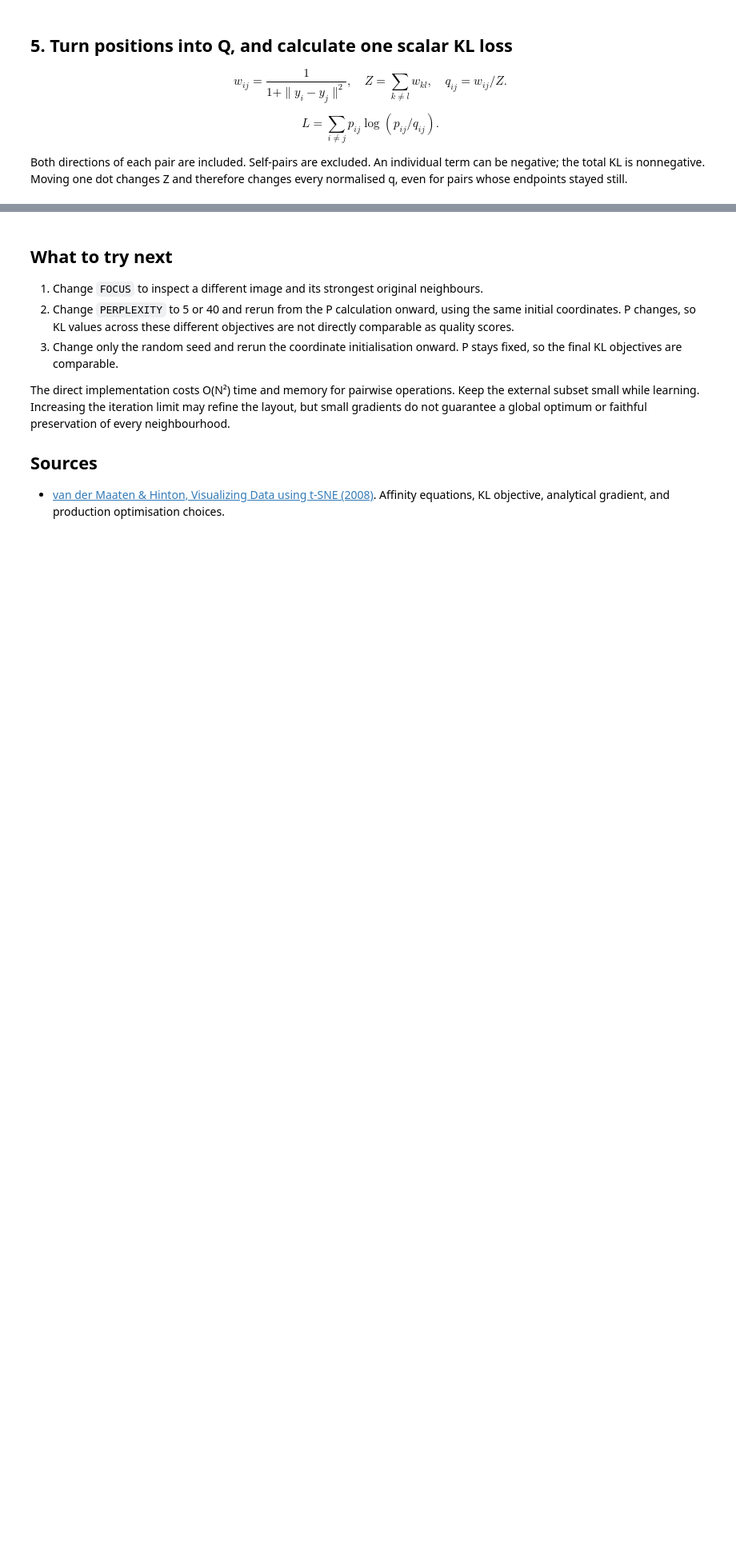
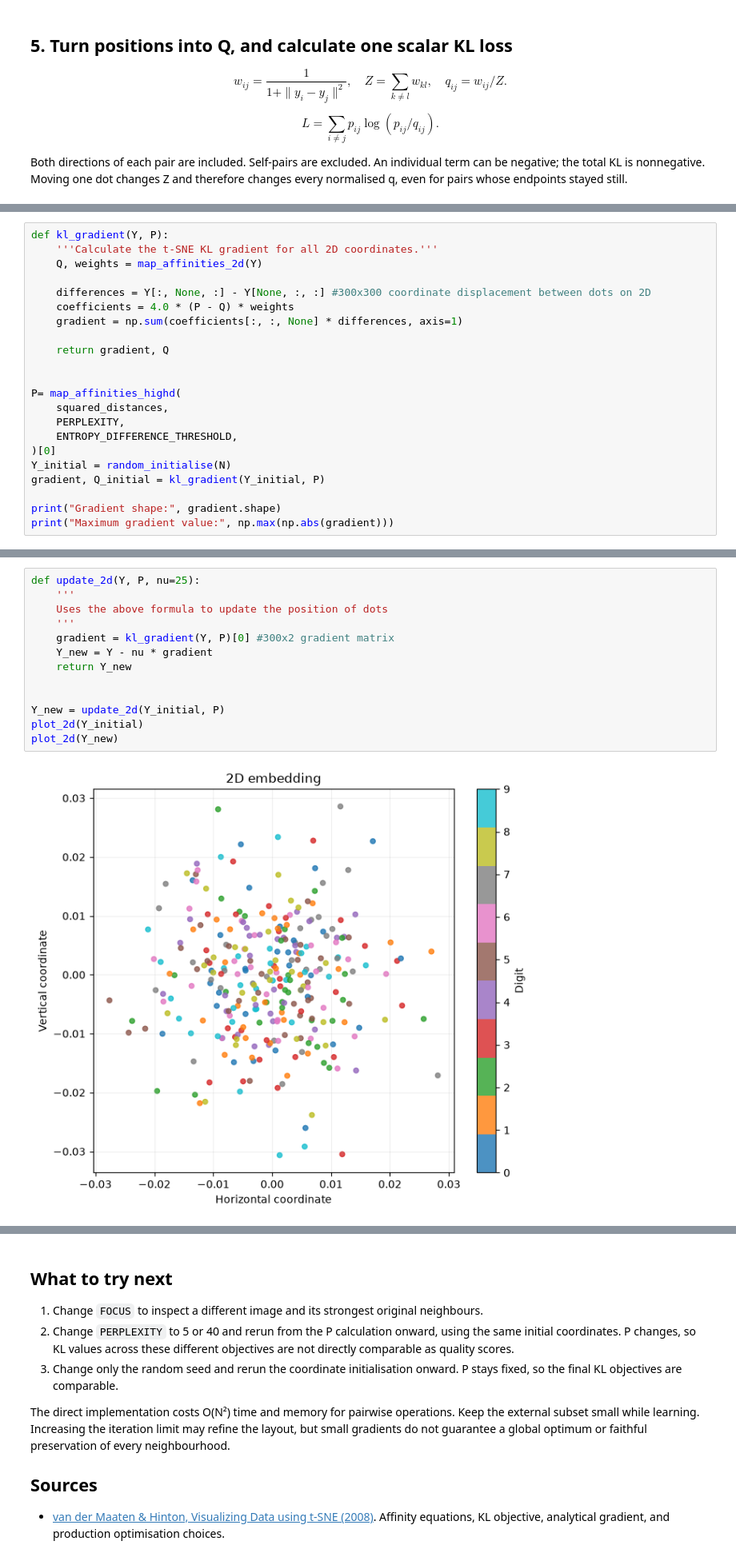
Before and after one commit to ErrorneousSyntax/Coe_t-SNE_Research_Project, a Jupyter notebook: MNIST_tSNE_Step_by_Step.ipynb, the cells around one changed output, grey strips where cells are left out. Shown at 80% size. Drawn from its saved outputs; the diff is of its cells as text; blank space fills up the shorter version.

```diff
--- a/MNIST_tSNE_Step_by_Step.ipynb
+++ b/MNIST_tSNE_Step_by_Step.ipynb
@@ -383,0 +388,22 @@ print("Q sum:", Q.sum())
+# %%
+def kl_gradient(Y, P):
+    '''Calculate the t-SNE KL gradient for all 2D coordinates.'''
+    Q, weights = map_affinities_2d(Y)
+
+    differences = Y[:, None, :] - Y[None, :, :] #300x300 coordinate displacement between dots on 2D
+    coefficients = 4.0 * (P - Q) * weights
+    gradient = np.sum(coefficients[:, :, None] * differences, axis=1)
+
+    return gradient, Q
+
+
+P= map_affinities_highd(
+    squared_distances,
+    PERPLEXITY,
+    ENTROPY_DIFFERENCE_THRESHOLD,
+)[0]
+Y_initial = random_initialise(N)
+gradient, Q_initial = kl_gradient(Y_initial, P)
+
+print("Gradient shape:", gradient.shape)
+print("Maximum gradient value:", np.max(np.abs(gradient)))
@@ -393,0 +458,15 @@ All coordinates move using gradients calculated at the old positions. The line s
+# %%
+def update_2d(Y, P, nu=25):
+    '''
+    Uses the above formula to update the position of dots
+    '''
+    gradient = kl_gradient(Y, P)[0] #300x2 gradient matrix
+    Y_new = Y - nu * gradient
+    return Y_new
+
+
+Y_new = update_2d(Y_initial, P)
+plot_2d(Y_initial)
+plot_2d(Y_new)
+# %% [output]
+[figure, added]
```
Also changed, not shown: parts of 19 cells of this notebook.
